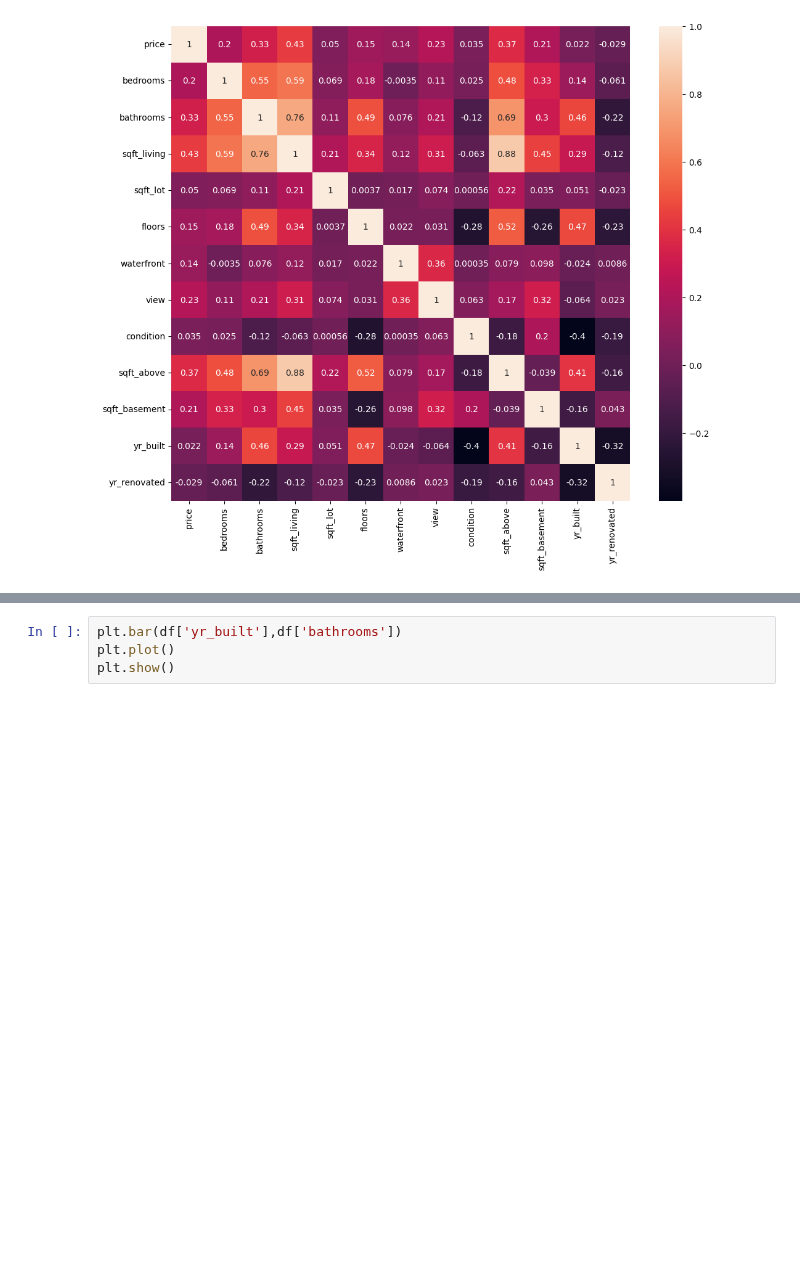
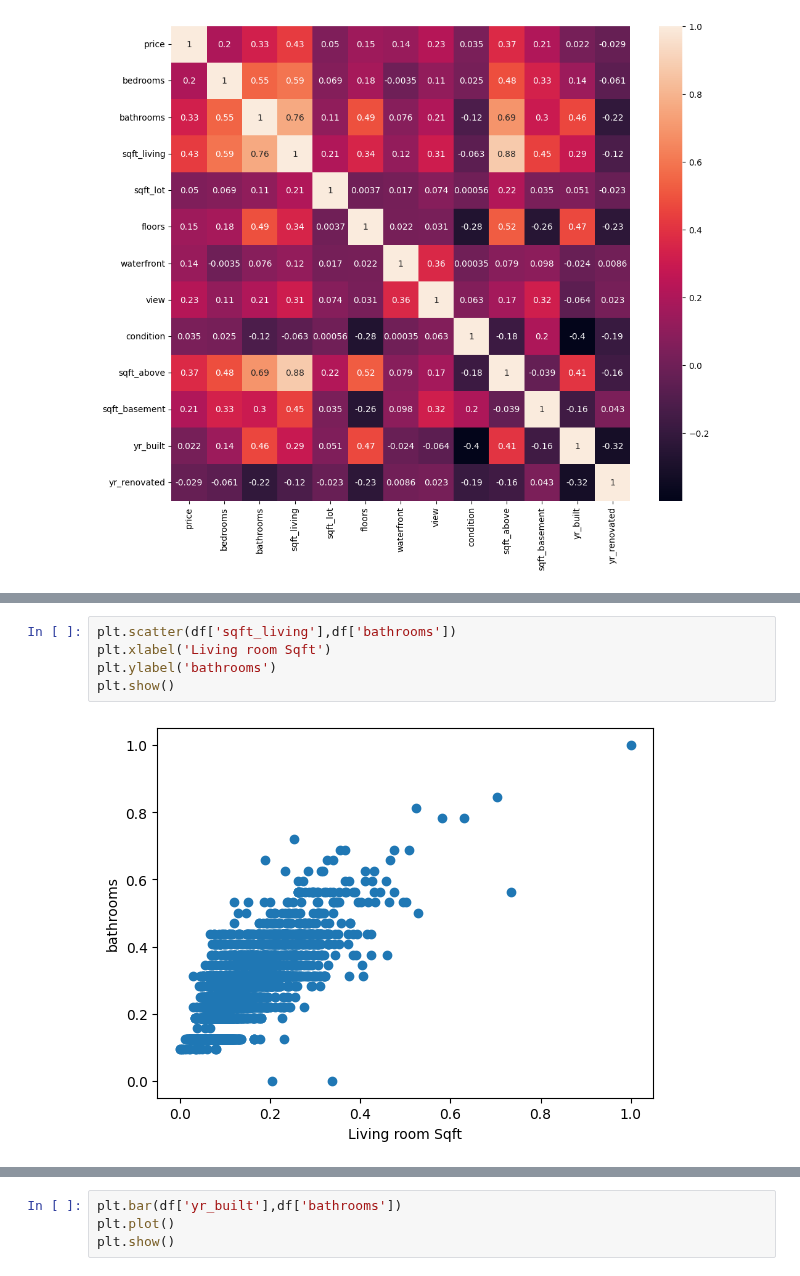
Before and after one commit to Deyonrose/labexercises, a Jupyter notebook: 2348513_ex1.ipynb, the cells around one changed output, grey strips where cells are left out. Drawn from its saved outputs; the diff is of its cells as text; blank space fills up the shorter version.

```diff
--- a/2348513_ex1.ipynb
+++ b/2348513_ex1.ipynb
@@ -124,0 +149,7 @@ sns.heatmap(df.corr(),annot=True)
+# %%
+plt.scatter(df['sqft_living'],df['bathrooms'])
+plt.xlabel('Living room Sqft')
+plt.ylabel('bathrooms')
+plt.show()
+# %% [output]
+[figure, added]
```
Also changed, not shown: parts of 12 cells of this notebook.
